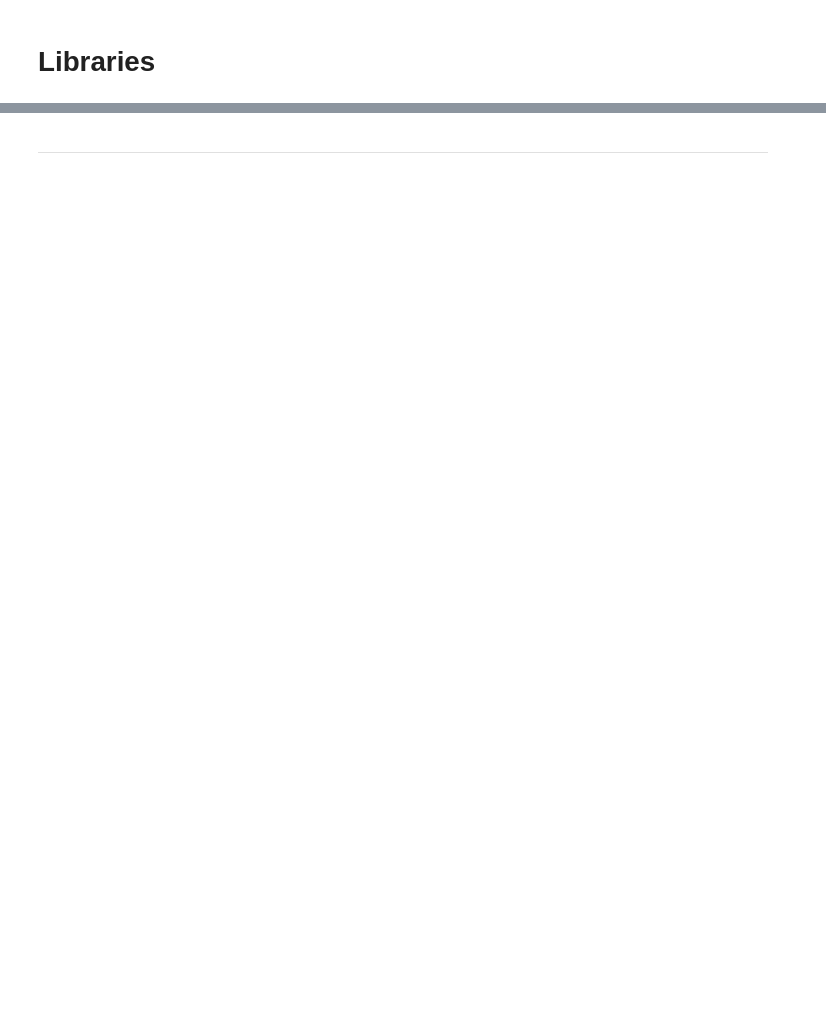
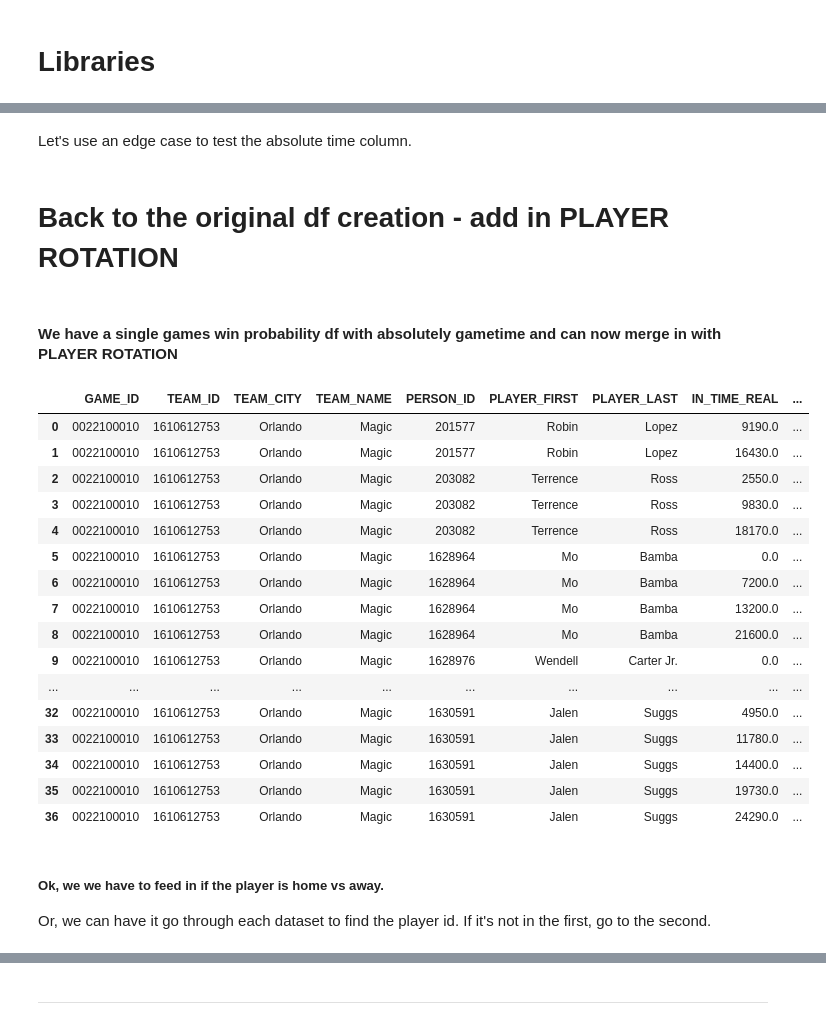
Before and after one commit to Eyring-Miller-Muriithi-capstone/shot-caller-for-ballers, a Jupyter notebook: Notebooks/Ryan/ryan_acquire_scrap_workbook.ipynb, the cells around one changed output, grey strips where cells are left out. Cells and saved outputs as stored; diff of their text form; code cells hidden in the pictures; blank space fills up the shorter version.

```diff
--- a/Notebooks/Ryan/ryan_acquire_scrap_workbook.ipynb
+++ b/Notebooks/Ryan/ryan_acquire_scrap_workbook.ipynb
@@ -62,0 +3,29 @@ df = shotchartdetail.ShotChartDetail(team_id,player_id).get_data_frames()[0]
+# %%
+import pandas as pd
+import numpy as np
+import scipy.stats as stats
+import os
+import time
+
+# Endpoints from NBA API
+from nba_api.stats.endpoints import playbyplayv2
+from nba_api.stats.endpoints import gamerotation
+from nba_api.stats.endpoints import shotchartdetail
+from nba_api.stats.endpoints import teamplayerdashboard
+from nba_api.stats.endpoints import winprobabilitypbp
+
+# Static Imports from NBA API
+from nba_api.stats.static import players
+from nba_api.stats.static import teams
+
+# Plotting
+import matplotlib.pyplot as plt
+import seaborn as sns
+
+# User Libraries
+import acquire_rm
+
+# Helpful Stuff
+import warnings
+warnings.filterwarnings('ignore')
+pd.set_option('display.max_columns', None)
@@ -62,0 +44,2 @@ df = shotchartdetail.ShotChartDetail(team_id,player_id).get_data_frames()[0]
+# %%
+game_id = '0022100010' # First game of year Spurs vs. Magic
@@ -62,0 +68,2 @@ df = shotchartdetail.ShotChartDetail(team_id,player_id).get_data_frames()[0]
+# %% [markdown]
+Let's use an edge case to test the absolute time column.
@@ -62,0 +76,29 @@ df = shotchartdetail.ShotChartDetail(team_id,player_id).get_data_frames()[0]
+# %% [markdown]
+# Back to the original df creation - add in PLAYER ROTATION
+# %% [markdown]
+#### We have a single games win probability df with absolutely gametime and can now merge in with PLAYER ROTATION
+# %%
+df_rotation = gamerotation.GameRotation(game_id).get_data_frames()
+# %%
+df_rotation[0]
+# %% [output]
+|  | GAME_ID | TEAM_ID | TEAM_CITY | TEAM_NAME | PERSON_ID | PLAYER_FIRST | PLAYER_LAST | IN_TIME_REAL | ... |
+| 0 | 0022100010 | 1610612753 | Orlando | Magic | 201577 | Robin | Lopez | 9190.0 | ... |
+| 1 | 0022100010 | 1610612753 | Orlando | Magic | 201577 | Robin | Lopez | 16430.0 | ... |
+| 2 | 0022100010 | 1610612753 | Orlando | Magic | 203082 | Terrence | Ross | 2550.0 | ... |
+| 3 | 0022100010 | 1610612753 | Orlando | Magic | 203082 | Terrence | Ross | 9830.0 | ... |
+| 4 | 0022100010 | 1610612753 | Orlando | Magic | 203082 | Terrence | Ross | 18170.0 | ... |
+| 5 | 0022100010 | 1610612753 | Orlando | Magic | 1628964 | Mo | Bamba | 0.0 | ... |
+| 6 | 0022100010 | 1610612753 | Orlando | Magic | 1628964 | Mo | Bamba | 7200.0 | ... |
+| 7 | 0022100010 | 1610612753 | Orlando | Magic | 1628964 | Mo | Bamba | 13200.0 | ... |
+| 8 | 0022100010 | 1610612753 | Orlando | Magic | 1628964 | Mo | Bamba | 21600.0 | ... |
+| 9 | 0022100010 | 1610612753 | Orlando | Magic | 1628976 | Wendell | Carter Jr. | 0.0 | ... |
+| ... | ... | ... | ... | ... | ... | ... | ... | ... | ... |
+| 32 | 0022100010 | 1610612753 | Orlando | Magic | 1630591 | Jalen | Suggs | 4950.0 | ... |
+| 33 | 0022100010 | 1610612753 | Orlando | Magic | 1630591 | Jalen | Suggs | 11780.0 | ... |
+| 34 | 0022100010 | 1610612753 | Orlando | Magic | 1630591 | Jalen | Suggs | 14400.0 | ... |
+| 35 | 0022100010 | 1610612753 | Orlando | Magic | 1630591 | Jalen | Suggs | 19730.0 | ... |
+| 36 | 0022100010 | 1610612753 | Orlando | Magic | 1630591 | Jalen | Suggs | 24290.0 | ... |
+# %% [markdown]
+##### Ok, we we have to feed in if the player is home vs away.
+Or, we can have it go through each dataset to find the player id.  If it's not in the first, go to the second.
```
Also changed, not shown: parts of 164 cells of this notebook, 1 other file.
